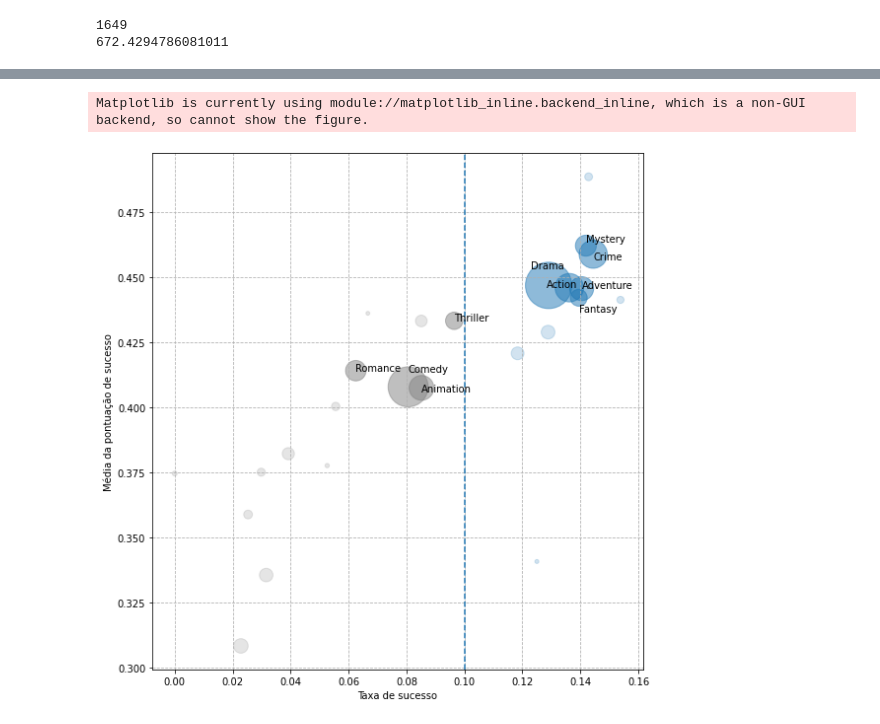
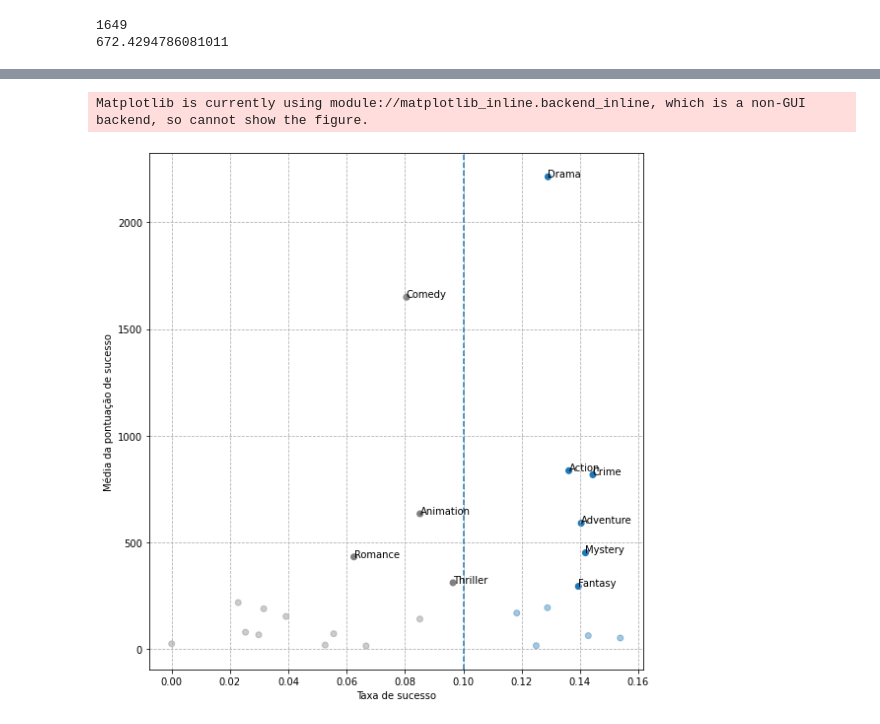
Before and after one commit to MBorgesT/DataVisProject, a Jupyter notebook: eda/genres.ipynb, the cells around one changed output, grey strips where cells are left out. Saved outputs shown, nothing was run; the diff lists cells and outputs as text; code cells hidden in the pictures.

```diff
--- a/eda/genres.ipynb
+++ b/eda/genres.ipynb
@@ -485,46 +485,46 @@ plt.clf()
 plt.cla()
 
 plt.scatter(
-    x=df_plot_cut['successPerc'], y=df_plot_cut['avgSuccessScore'],
-    s=df_plot_cut['size'],
+    x=df_plot_cut['successPerc'], y=df_plot_cut['size'],
     c=df_plot_cut['successPerc'].apply(lambda x: '#1f77b4' if x >= .1 else 'gray'),
-    alpha=[.5 for _ in range(10)] + [.2 for _ in range(len(df_plot_cut) - 10)]
+    alpha=[1 for _ in range(10)] + [.4 for _ in range(len(df_plot_cut) - 10)]
 )
 plt.grid(linestyle='--')
 plt.xlabel('Taxa de sucesso')
 plt.ylabel('Média da pontuação de sucesso')
 plt.axvline(0.1, linestyle='--')
 
 for i, txt in enumerate(df_plot_cut['genre'][:10]):
-    pos = [df_plot_cut['successPerc'].iloc[i], df_plot_cut['avgSuccessScore'].iloc[i]]
-
+    pos = [df_plot_cut['successPerc'].iloc[i], df_plot_cut['size'].iloc[i]]
+    '''
     if txt == 'Comedy':
         pos[1] += .0056
     elif txt == 'Animation':
         pos[1] -= .0016
     elif txt == 'Drama':
         pos[0] -= .006
         pos[1] += .0066
     elif txt == 'Fantasy':
         pos[1] -= .0056
     elif txt == 'Action':
         pos[0] -= .008
     elif txt == 'Mystery':
         pos[1] += .0015
     elif txt == 'Crime':
         pos[1] -= .0022
+    '''
 
     plt.annotate(txt, pos)
 
 fig = plt.gcf()
 fig.set_facecolor('white')
 fig.set_size_inches(8, 8)
 fig.tight_layout()
 fig.savefig('../plots/bubble.png')
 fig.show()
 # %% [output]
 Matplotlib is currently using module://matplotlib_inline.backend_inline, which is a non-GUI backend, so cannot show the figure.
-[figure, old version]
+[figure, new version]
 # %%
 fig = px.scatter(
     df_plot, x='successPerc', y='avgSuccessScore', size='size',
```
Also changed, not shown: parts of 10 cells of this notebook, 9 other files.
